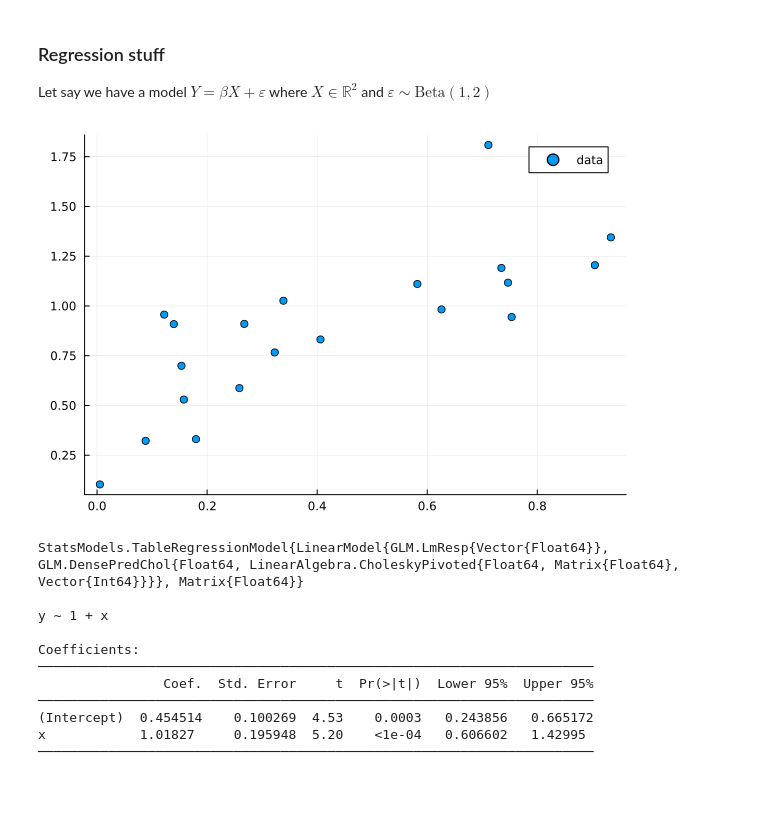
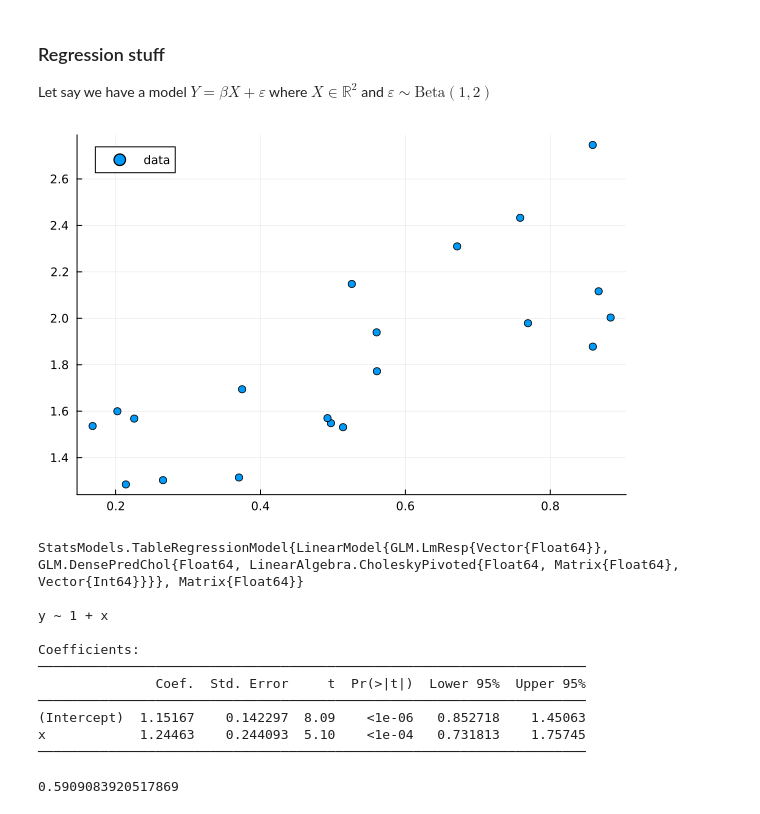
Before and after one commit to aukkawut/ma590_sp2023, a Jupyter notebook: notebooks/Week0.ipynb, the cells around one changed output. Saved outputs shown, nothing was run; the diff lists cells and outputs as text; code cells hidden in the pictures.

```diff
--- a/notebooks/Week0.ipynb
+++ b/notebooks/Week0.ipynb
@@ -73,10 +73,10 @@ Let say we have a model $Y = \beta X + \varepsilon$ where $X\in\mathbb{R}^2$ and
 # %%
 #generate a dataset of y = 1.2x + e where e~Beta(1,2)
 x = rand(20)
-y = 1.2x + rand(d, 20)
+y = 1.2x .+ 0.84 + rand(d, 20)
 scatter(x, y, label="data")
 # %% [output]
-[figure, old version]
+[figure, new version]
 # %%
 #fit a linear model
 using GLM, DataFrames
@@ -87,9 +87,14 @@ StatsModels.TableRegressionModel{LinearModel{GLM.LmResp{Vector{Float64}}, GLM.De
 y ~ 1 + x
 
 Coefficients:
-───────────────────────────────────────────────────────────────────────
-                Coef.  Std. Error     t  Pr(>|t|)  Lower 95%  Upper 95%
-───────────────────────────────────────────────────────────────────────
-(Intercept)  0.454514    0.100269  4.53    0.0003   0.243856   0.665172
-x            1.01827     0.195948  5.20    <1e-04   0.606602   1.42995
-───────────────────────────────────────────────────────────────────────
+──────────────────────────────────────────────────────────────────────
+               Coef.  Std. Error     t  Pr(>|t|)  Lower 95%  Upper 95%
+──────────────────────────────────────────────────────────────────────
+(Intercept)  1.15167    0.142297  8.09    <1e-06   0.852718    1.45063
+x            1.24463    0.244093  5.10    <1e-04   0.731813    1.75745
+──────────────────────────────────────────────────────────────────────
+# %%
+#calculate r^2
+r2(ols)
+# %% [output]
+0.5909083920517869
```
Also changed, not shown: parts of 12 cells of this notebook.
